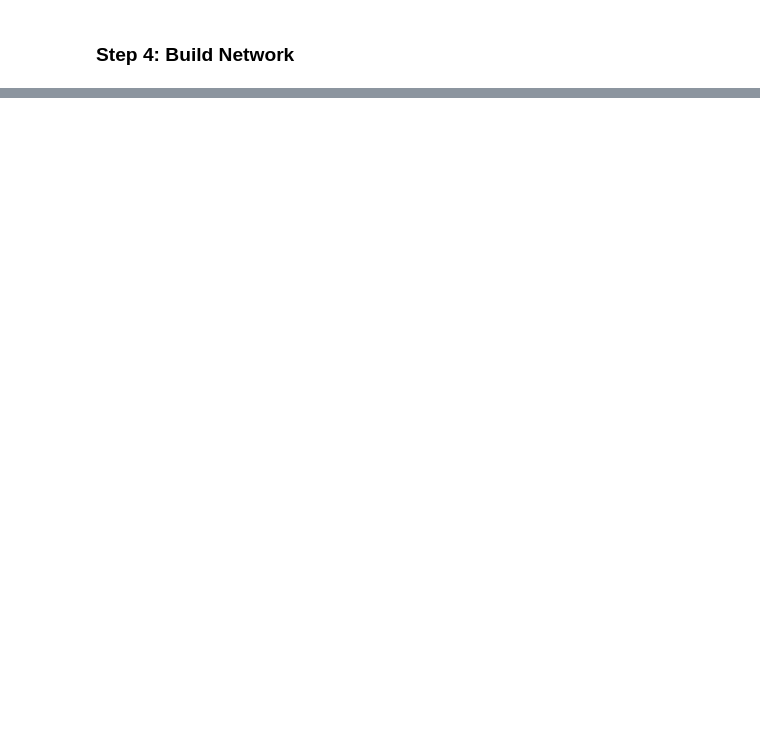
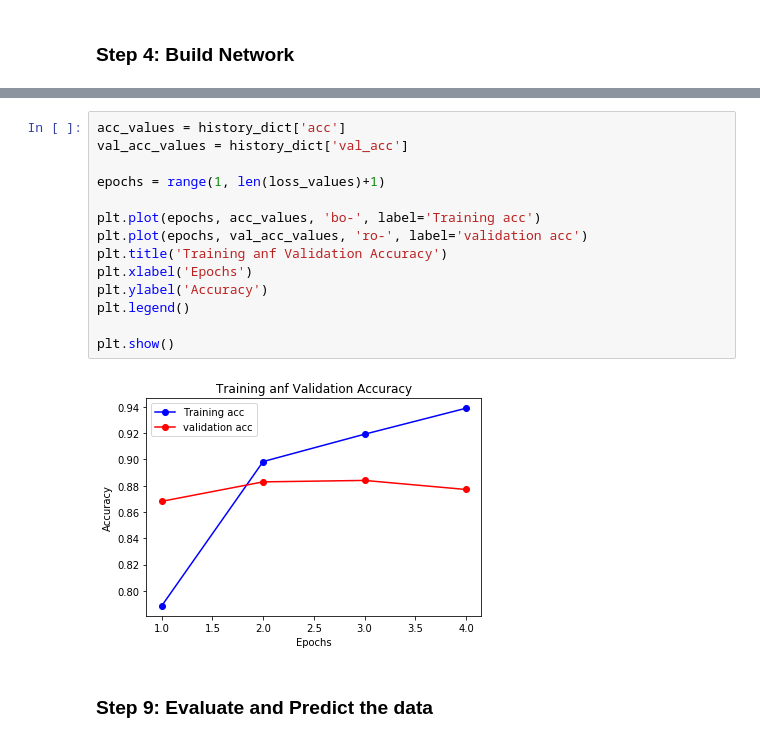
Before and after one commit to ChengYiLin/Deep_Learning_using_keras, a Jupyter notebook: 02_Binary_classification.ipynb, the cells around one changed output, grey strips where cells are left out. Drawn from its saved outputs; the diff is of its cells as text; blank space fills up the shorter version.

```diff
--- a/02_Binary_classification.ipynb
+++ b/02_Binary_classification.ipynb
@@ -93,0 +261,18 @@ y_label = np.asarray(test_labels).astype('float32')
+# %%
+acc_values = history_dict['acc']
+val_acc_values = history_dict['val_acc']
+
+epochs = range(1, len(loss_values)+1)
+
+plt.plot(epochs, acc_values, 'bo-', label='Training acc')
+plt.plot(epochs, val_acc_values, 'ro-', label='validation acc')
+plt.title('Training anf Validation Accuracy')
+plt.xlabel('Epochs')
+plt.ylabel('Accuracy')
+plt.legend()
+
+plt.show()
+# %% [output]
+[figure, added]
+# %% [markdown]
+### <font color='dark'>**Step 9: Evaluate and Predict the data**</font>
```
Also changed, not shown: parts of 20 cells of this notebook.
